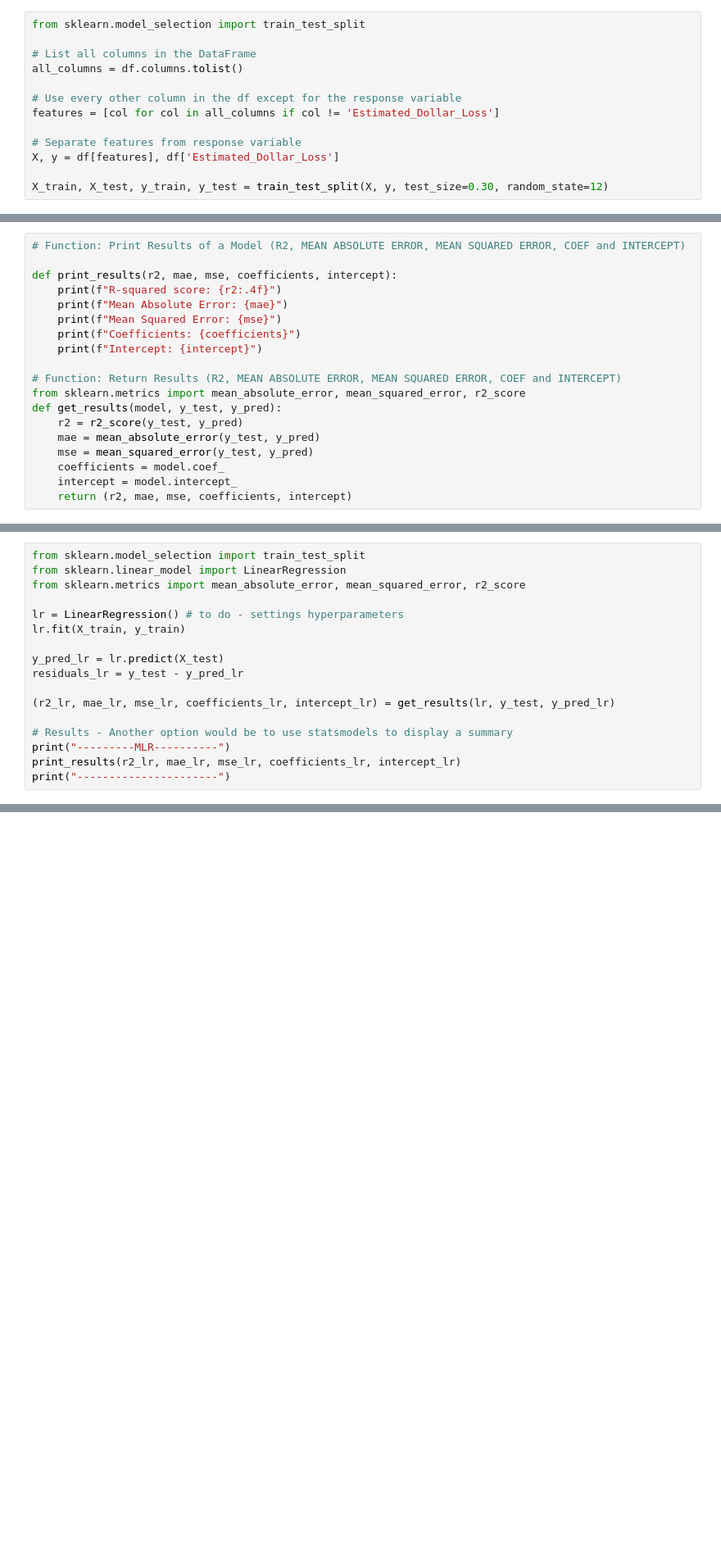
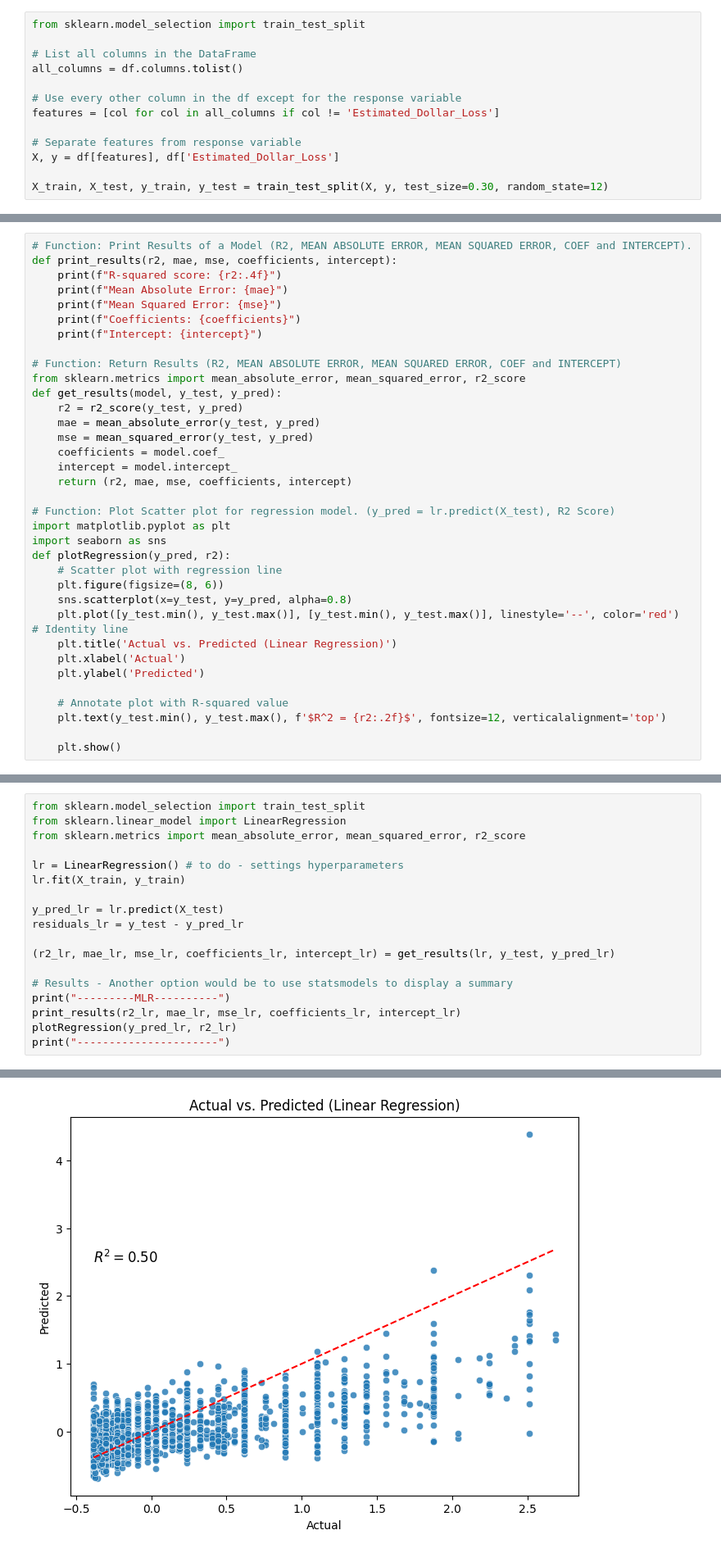
Before and after one commit to mauriliotbs/torontofireincidents, a Jupyter notebook: src/modeling/main_nopipeline.ipynb, the cells around one changed output, grey strips where cells are left out. Shown: that part at 82% size. Drawn from its saved outputs; the diff is of its cells as text; blank space fills up the shorter version.

Commit message:
Added plot regression function

```diff
--- a/src/modeling/main_nopipeline.ipynb
+++ b/src/modeling/main_nopipeline.ipynb
@@ -186,6 +186,5 @@ X_train, X_test, y_train, y_test = train_test_split(X, y, test_size=0.30, random
 # %%
-# Function: Print Results of a Model (R2, MEAN ABSOLUTE ERROR, MEAN SQUARED ERROR, COEF and INTERCEPT)
-
+# Function: Print Results of a Model (R2, MEAN ABSOLUTE ERROR, MEAN SQUARED ERROR, COEF and INTERCEPT).
 def print_results(r2, mae, mse, coefficients, intercept):
     print(f"R-squared score: {r2:.4f}")
     print(f"Mean Absolute Error: {mae}")
@@ -202,3 +201,20 @@ def get_results(model, y_test, y_pred):
     coefficients = model.coef_
     intercept = model.intercept_
     return (r2, mae, mse, coefficients, intercept)
+
+# Function: Plot Scatter plot for regression model. (y_pred = lr.predict(X_test), R2 Score)
+import matplotlib.pyplot as plt
+import seaborn as sns
+def plotRegression(y_pred, r2):
+    # Scatter plot with regression line
+    plt.figure(figsize=(8, 6))
+    sns.scatterplot(x=y_test, y=y_pred, alpha=0.8)
+    plt.plot([y_test.min(), y_test.max()], [y_test.min(), y_test.max()], linestyle='--', color='red')  # Identity line
+    plt.title('Actual vs. Predicted (Linear Regression)')
+    plt.xlabel('Actual')
+    plt.ylabel('Predicted')
+
+    # Annotate plot with R-squared value
+    plt.text(y_test.min(), y_test.max(), f'$R^2 = {r2:.2f}$', fontsize=12, verticalalignment='top')
+
+    plt.show()
@@ -218,6 +236,7 @@ residuals_lr = y_test - y_pred_lr
 # Results - Another option would be to use statsmodels to display a summary
 print("---------MLR----------")
 print_results(r2_lr, mae_lr, mse_lr, coefficients_lr, intercept_lr)
+plotRegression(y_pred_lr, r2_lr)
 print("----------------------")
 # %% [output]
 ---------MLR----------
@@ -236,0 +255 @@ Intercept: -0.5441390798336032
+[figure, added]
```
Also changed, not shown: parts of 11 cells of this notebook.
